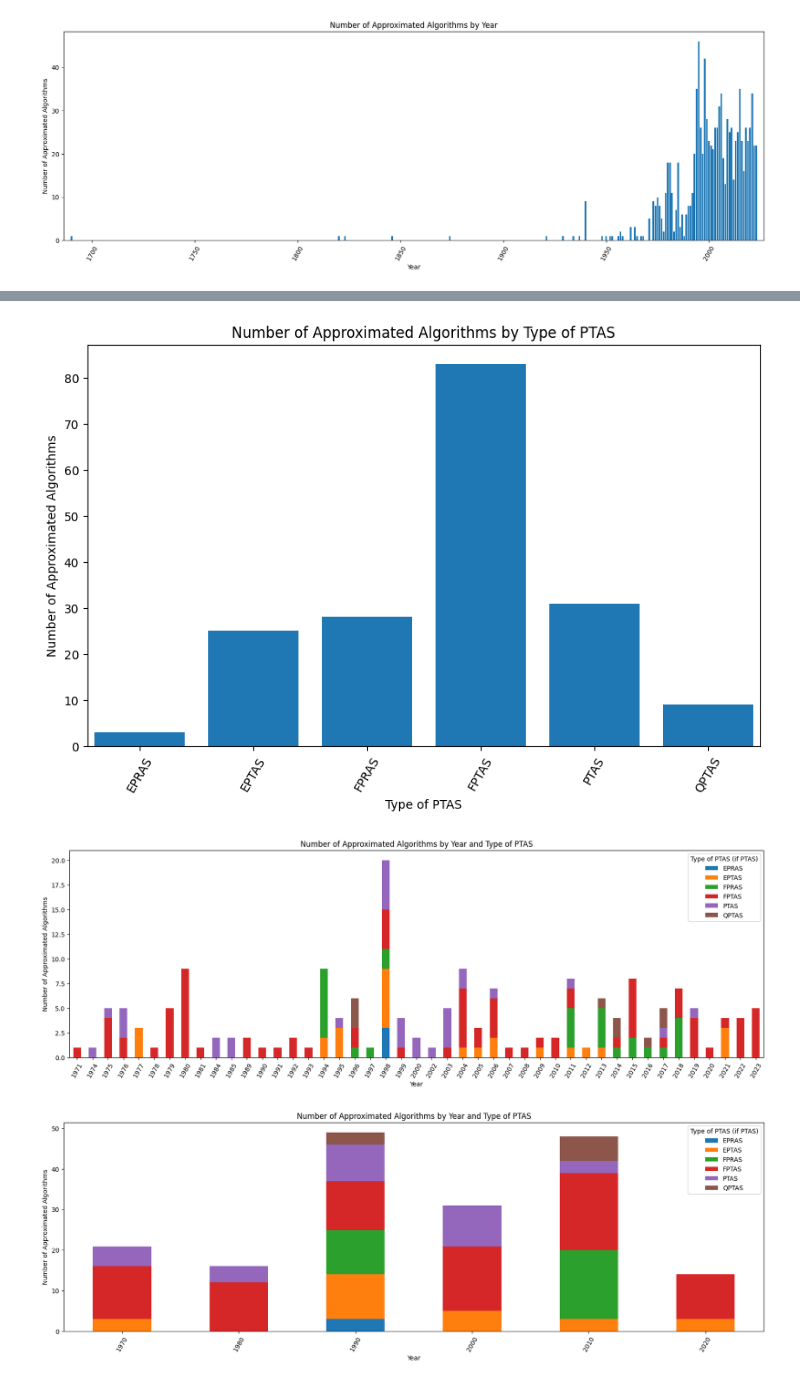
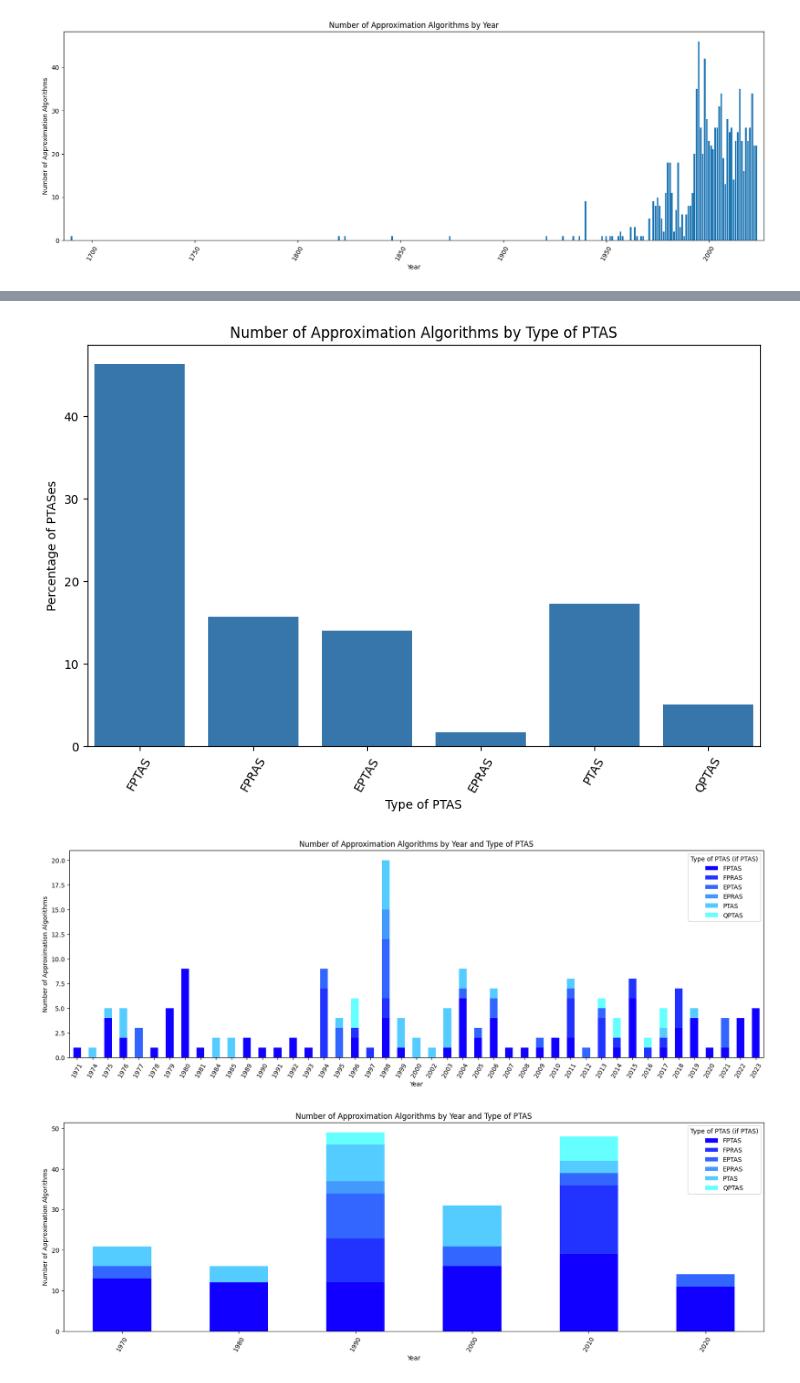
Before and after one commit to andrewlucasgs/approximation-algorithms, a Jupyter notebook: type_of_ptas.ipynb, the cells around one changed output, grey strips where cells are left out. Saved outputs shown, nothing was run; the diff lists cells and outputs as text; code cells hidden in the pictures.

```diff
--- a/type_of_ptas.ipynb
+++ b/type_of_ptas.ipynb
@@ -17,20 +17,20 @@ columns = [
     'Parametrized Approximation?',
     'Type of PTAS (if PTAS)'
 ]
-approximated_algorithms = pd.read_csv('approximated_algorithms.csv', usecols=columns)
+approximation_algorithms = pd.read_csv('approximation_algorithms.csv', usecols=columns)
 
 # Clean and prepare the data
 
 
-approximated_algorithms['Year'] = pd.to_numeric(approximated_algorithms['Year'].str.extract(r'(\d{4})')[0], errors='coerce')
-approximated_algorithms.dropna(subset=['Year'], inplace=True)
-approximated_algorithms['Year'] = approximated_algorithms['Year'].astype(int)
+approximation_algorithms['Year'] = pd.to_numeric(approximation_algorithms['Year'].str.extract(r'(\d{4})')[0], errors='coerce')
+approximation_algorithms.dropna(subset=['Year'], inplace=True)
+approximation_algorithms['Year'] = approximation_algorithms['Year'].astype(int)
 
 
 # Sort the DataFrame for correct group-wise comparison
-approximated_algorithms.sort_values(by=['Family Name', 'Variation', 'Year'], inplace=True)
+approximation_algorithms.sort_values(by=['Family Name', 'Variation', 'Year'], inplace=True)
 
-approximated_algorithms
+approximation_algorithms
 # %% [output]
 |  | Family Name | Variation | Algorithm Name | Year | Time Complexity Class | Approximation Factor Class (Mult) | ... |
 | 148 | All-Pairs Shortest Paths (APSP) | APSP, unweighted, undirected, no ... | Aingworth, Chekuri, Indyk, Motwani | 1999 | 5.5 | 0 | ... |
@@ -104,6 +104,6 @@ plt.show()
 # %%
-# Plot number of approximated algorithms by type of PTAS
-data = approximated_algorithms
+# Plot number of approximation algorithms by type of PTAS
+data = approximation_algorithms
 
 # remove '?' from 'Type of PTAS (if PTAS)' column
 data['Type of PTAS (if PTAS)'] = data['Type of PTAS (if PTAS)'].str.replace('?', '')
@@ -113,8 +113,12 @@ data = data[data['Type of PTAS (if PTAS)'] != 'n/a']
 
 data = data.groupby(['Type of PTAS (if PTAS)']).size()
 
+total_num_ptas = data.sum()
+
+data = data[['FPTAS', 'FPRAS', 'EPTAS', 'EPRAS', 'PTAS', 'QPTAS']]
+
 fig, ax = plt.subplots()
-bar_container = ax.bar(data.index, data.values)
+bar_container = ax.bar(data.index, data.values/total_num_ptas*100, color=['#3776AB'])
 # set figure size
 fig.set_size_inches(10, 6)
 plt.xticks(rotation=60)
@@ -123,16 +127,16 @@ plt.margins(x=0.01)
 
 ax.set_xlabel('Type of PTAS')
 
-ax.set_ylabel('Number of Approximated Algorithms')
+ax.set_ylabel('Percentage of PTASes')
 
-ax.set_title('Number of Approximated Algorithms by Type of PTAS')
+ax.set_title('Number of Approximation Algorithms by Type of PTAS')
 
 plt.show()
 # %% [output]
-[figure, old version]
+[figure, new version]
 # %%
-# Plot number of approximated algorithms by type of PTAS
-data = approximated_algorithms
+# Plot number of approximation algorithms by type of PTAS
+data = approximation_algorithms
 
 # remove '?' from 'Type of PTAS (if PTAS)' column
 data['Type of PTAS (if PTAS)'] = data['Type of PTAS (if PTAS)'].str.replace('?', '')
@@ -142,11 +146,13 @@ data = data.groupby(['Year', 'Type of PTAS (if PTAS)']).size()
 
 data = data.unstack()
 
+data = data[['FPTAS', 'FPRAS', 'EPTAS', 'EPRAS', 'PTAS', 'QPTAS']]
+
 
 
 # plot type of PTAS by year
 fig, ax = plt.subplots()
-data.plot(kind='bar', stacked=True, ax=ax)
+data.plot(kind='bar', stacked=True, ax=ax, color=['#1100ff', '#2233ff', '#3366ff', '#4499ff', '#55ccff', '#66ffff'])
 # set figure size
 fig.set_size_inches(20, 6)
 plt.xticks(rotation=60)
@@ -154,42 +160,37 @@ plt.xticks(rotation=60)
 plt.margins(x=0.01)
 
 ax.set_xlabel('Year')
-ax.set_ylabel('Number of Approximated Algorithms')
-ax.set_title('Number of Approximated Algorithms by Year and Type of PTAS')
+ax.set_ylabel('Number of Approximation Algorithms')
+ax.set_title('Number of Approximation Algorithms by Year and Type of PTAS')
 plt.show()
 # %% [output]
-[figure, old version]
+[figure, new version]
 # %%
-# Plot number of approximated algorithms by type of PTAS by decade
-data = approximated_algorithms
+# Plot number of approximation algorithms by type of PTAS by decade
+data = approximation_algorithms
 
 # remove '?' from 'Type of PTAS (if PTAS)' column
 data['Type of PTAS (if PTAS)'] = data['Type of PTAS (if PTAS)'].str.replace('?', '')
 data = data[data['Type of PTAS (if PTAS)'] != 'n/a']
 
 data = data.groupby([data['Year'] // 10 * 10, 'Type of PTAS (if PTAS)']).size()
 
-
-
 # plot type of PTAS by year
 fig, ax = plt.subplots()
 
-data.unstack().plot(kind='bar', stacked=True, ax=ax)
-
-
-
+data.unstack()[['FPTAS', 'FPRAS', 'EPTAS', 'EPRAS', 'PTAS', 'QPTAS']].plot(kind='bar', stacked=True, ax=ax, color=['#1100ff', '#2233ff', '#3366ff', '#4499ff', '#55ccff', '#66ffff'])
 
 
 # set figure size
 fig.set_size_inches(20, 6)
 plt.xticks(rotation=60)
 
 plt.margins(x=0.01)
 
 ax.set_xlabel('Year')
-ax.set_ylabel('Number of Approximated Algorithms')
-ax.set_title('Number of Approximated Algorithms by Year and Type of PTAS')
+ax.set_ylabel('Number of Approximation Algorithms')
+ax.set_title('Number of Approximation Algorithms by Year and Type of PTAS')
 plt.show()
 # %% [output]
-[figure, old version]
+[figure, new version]
 # %%
```
Also changed, not shown: parts of 4 cells of this notebook, 3 other files.
